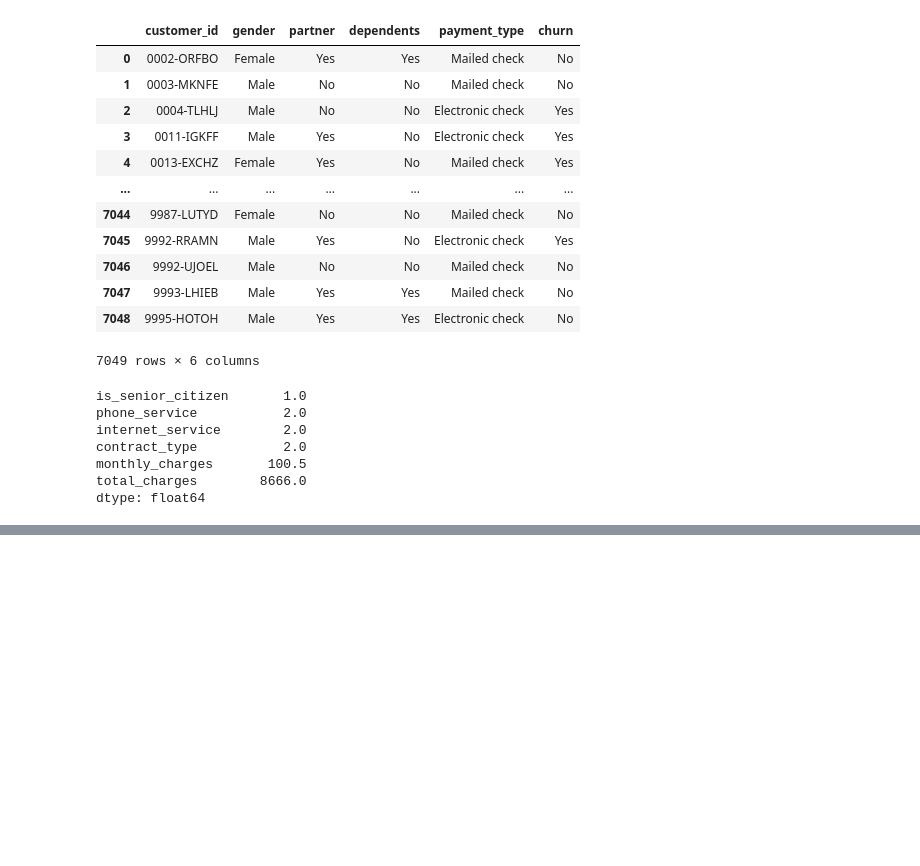
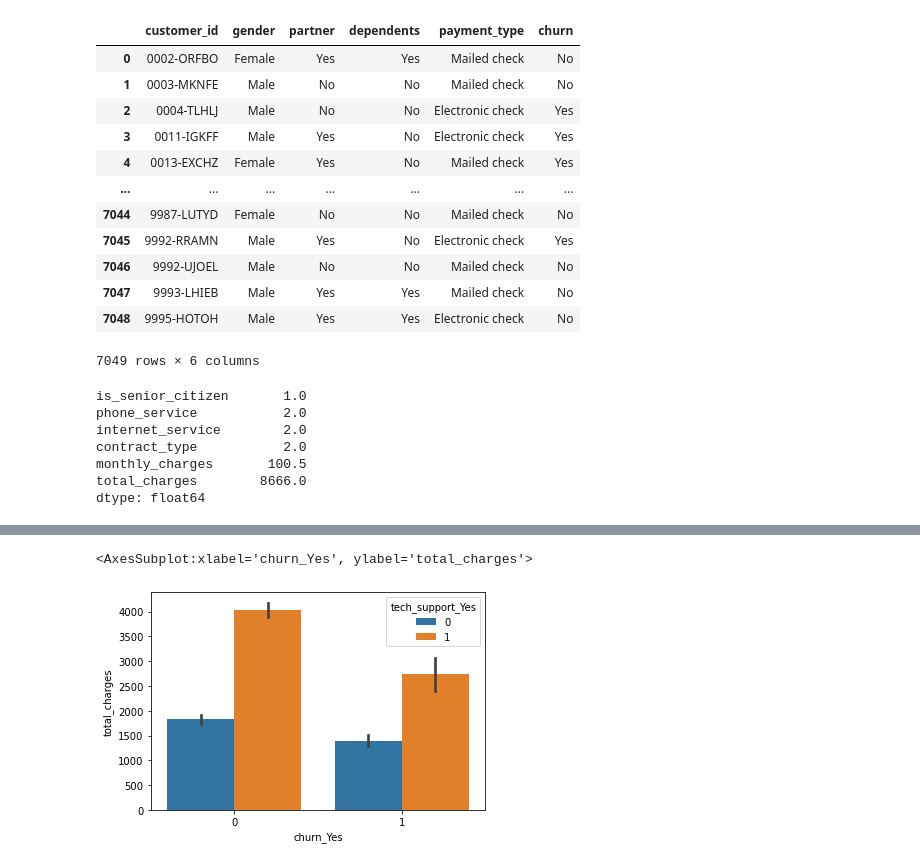
Before and after one commit to QinzhiChen/classification-exercises, a Jupyter notebook: classification_exercises.ipynb, the cells around one changed output, grey strips where cells are left out. Drawn from its saved outputs; the diff is of its cells as text; code cells hidden in the pictures; blank space fills up the shorter version.

```diff
--- a/classification_exercises.ipynb
+++ b/classification_exercises.ipynb
@@ -1255,0 +483,5 @@ TypeError: data type 'mean' not understood
+# %%
+sns.barplot(data=tl_train, x="churn_Yes", y="total_charges",hue='tech_support_Yes')
+# %% [output]
+<AxesSubplot:xlabel='churn_Yes', ylabel='total_charges'>
+[figure, added]
```
Also changed, not shown: parts of 65 cells of this notebook, 2 other files.
